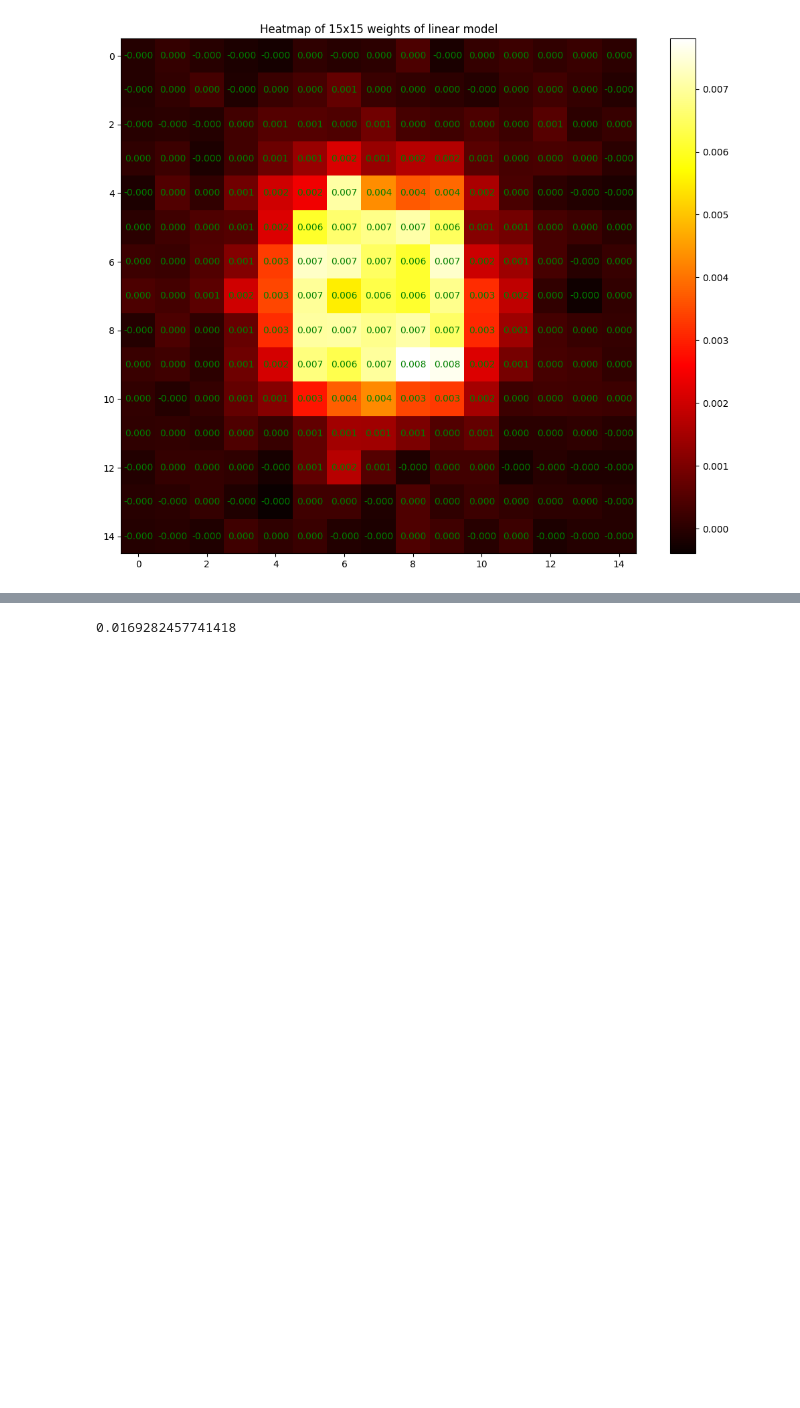
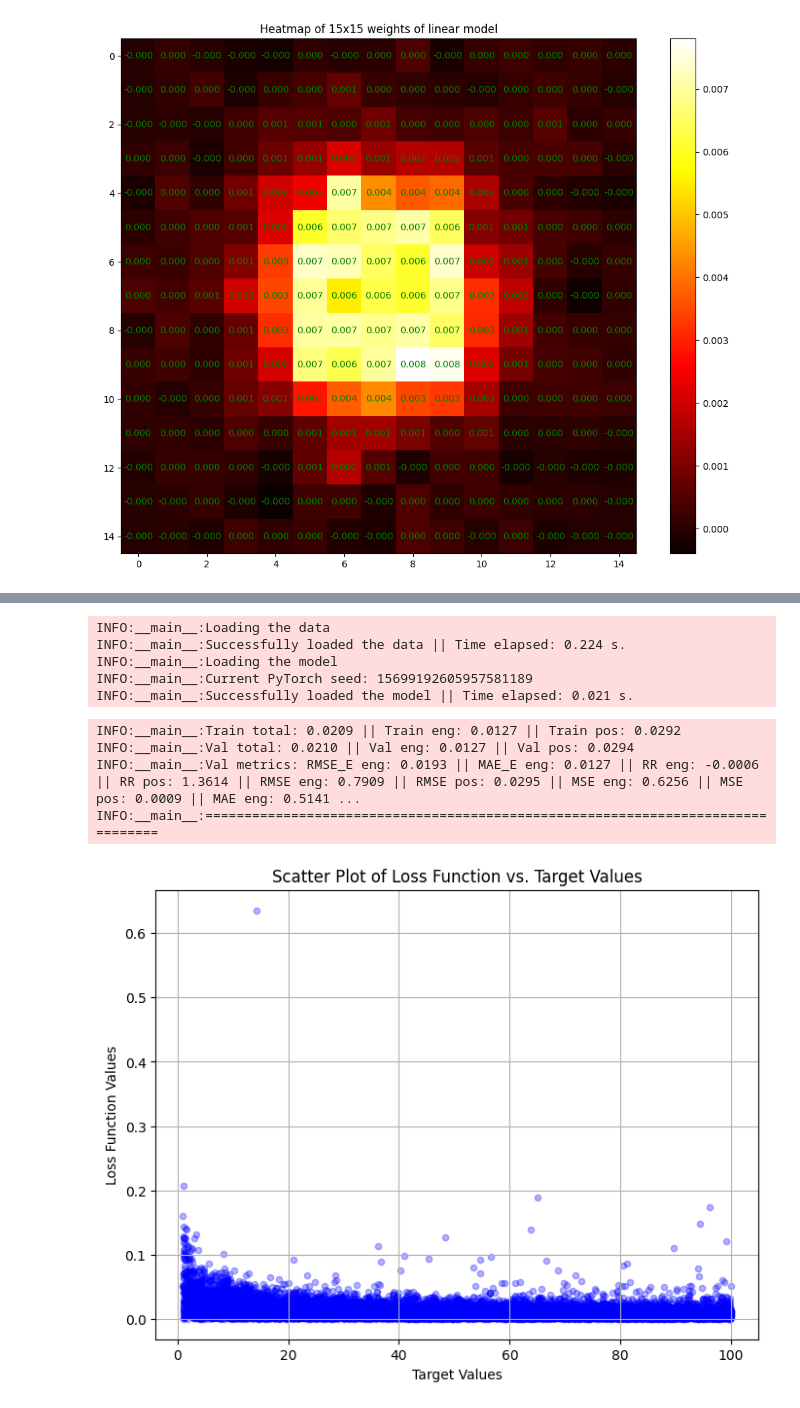
Before and after one commit to dxtvzw/ecal-optimization, a Jupyter notebook: src/tmp.ipynb, the cells around one changed output, grey strips where cells are left out. Saved outputs shown, nothing was run; the diff lists cells and outputs as text; code cells hidden in the pictures; blank space fills up the shorter version.

```diff
--- a/src/tmp.ipynb
+++ b/src/tmp.ipynb
@@ -562,6 +490,0 @@ ensemble = VotingModel(linear_models).to(device)
-# %%
-_, losses = collect_losses(ensemble, val_loader)
-
-np.mean(losses)
-# %% [output]
-0.0169282457741418
@@ -567,0 +495,37 @@ np.mean(losses)
+# %%
+from config import load_config
+import logging
+from data import extract_dimensions, get_data
+from model import get_model
+from utils import get_loss_fn, number_of_weights, compute_metrics
+import torch
+import os
+import matplotlib.pyplot as plt
+import numpy as np
+
+
+cfg, cfg_dict = load_config()
+
+logging.basicConfig(level=logging.INFO)
+logger = logging.getLogger(__name__)
+logger.propagate = cfg.logging.info_prints
+
+height, width = extract_dimensions(cfg.paths.data_file)
+
+cfg.data.height = height
+cfg.data.width = width
+
+cfg.device = torch.device('cuda' if torch.cuda.is_available() else 'cpu')
+
+train_loader, val_loader = get_data(cfg, logger)
+
+model, optimizer, scheduler = get_model(cfg, logger, create_subdirs=False)
+
+criterion_eng = get_loss_fn("MAE_E")
+criterion_pos = get_loss_fn("RMSE")
+# %% [output]
+INFO:__main__:Loading the data
+INFO:__main__:Successfully loaded the data || Time elapsed: 0.224 s.
+INFO:__main__:Loading the model
+INFO:__main__:Current PyTorch seed: 15699192605957581189
+INFO:__main__:Successfully loaded the model || Time elapsed: 0.021 s.
@@ -567,0 +611,36 @@ np.mean(losses)
+# %%
+checkpoint_path = os.path.join(
+    "checkpoints",
+    f"{cfg.model.tag}_{height}x{width}",
+    "run_8",
+    "checkpoint.pth.tar"
+)
+
+checkpoint = torch.load(checkpoint_path, map_location=cfg.device)
+model.load_state_dict(checkpoint['model'])
+optimizer.load_state_dict(checkpoint['optimizer'])
+scheduler.load_state_dict(checkpoint['scheduler'])
+
+val_outputs_1, val_targets_1, metrics_1, no_reduce_metrics_1 = eval_fn(
+    model=model,
+    train_loader=train_loader,
+    val_loader=val_loader,
+    criterion_eng=criterion_eng,
+    criterion_pos=criterion_pos,
+    cfg=cfg,
+    logger=logger,
+)
+
+plt.figure(figsize=(8, 6))
+plt.scatter(val_targets_1[:, 0], no_reduce_metrics_1['MAE_E'], color='blue', alpha=0.3, s=20)
+plt.xlabel('Target Values')
+plt.ylabel('Loss Function Values')
+plt.title('Scatter Plot of Loss Function vs. Target Values')
+plt.grid(True)
+plt.show()
+# %% [output]
+INFO:__main__:Train total: 0.0209 || Train eng: 0.0127 || Train pos: 0.0292
+INFO:__main__:Val total: 0.0210 || Val eng: 0.0127 || Val pos: 0.0294
+INFO:__main__:Val metrics: RMSE_E eng: 0.0193 || MAE_E eng: 0.0127 || RR eng: -0.0006 || RR pos: 1.3614 || RMSE eng: 0.7909 || RMSE pos: 0.0295 || MSE eng: 0.6256 || MSE pos: 0.0009 || MAE eng: 0.5141 ...
+INFO:__main__:================================================================================
+[figure, added]
```
Also changed, not shown: parts of 8 cells of this notebook, 2 other files.
